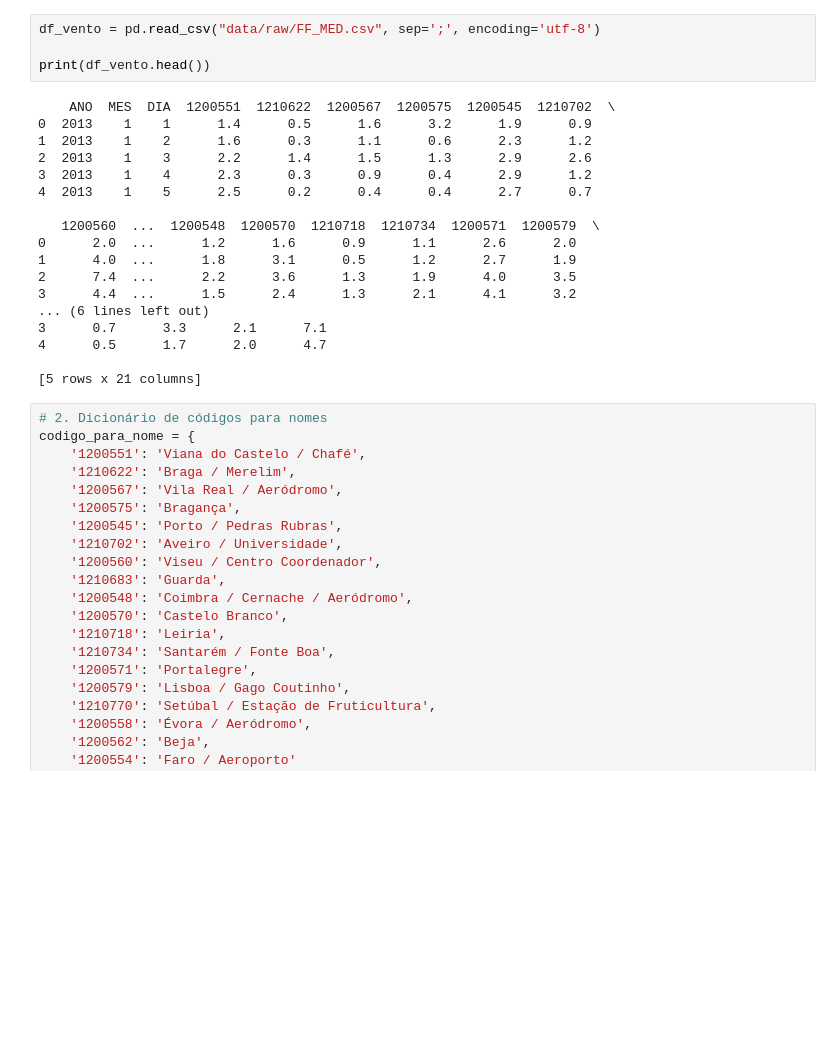
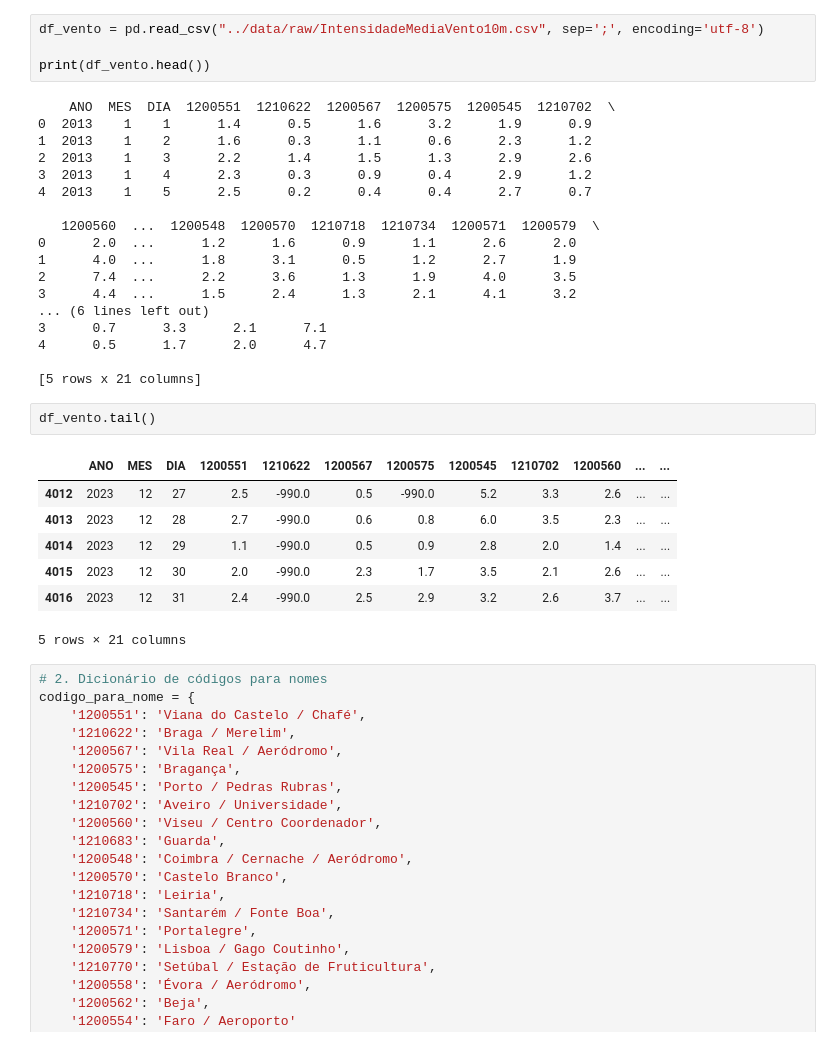
Before and after one commit to tjpoa/wind-energy-forecast, a Jupyter notebook: notebooks/EDA.ipynb, the cells around one changed output. Cells and saved outputs as stored; diff of their text form; blank space fills up the shorter version.

```diff
--- a/notebooks/EDA.ipynb
+++ b/notebooks/EDA.ipynb
@@ -206,7 +199,7 @@ plt.show()
 # %% [markdown]
 ### Importação e Visualização
 # %%
-df_vento = pd.read_csv("data/raw/FF_MED.csv", sep=';', encoding='utf-8')
+df_vento = pd.read_csv("../data/raw/IntensidadeMediaVento10m.csv", sep=';', encoding='utf-8')
 
 print(df_vento.head())
 # %% [output]
@@ -227,6 +220,16 @@ print(df_vento.head())
 4      0.5      1.7      2.0      4.7
 
 [5 rows x 21 columns]
+# %%
+df_vento.tail()
+# %% [output]
+|  | ANO | MES | DIA | 1200551 | 1210622 | 1200567 | 1200575 | 1200545 | 1210702 | 1200560 | ... | ... |
+| 4012 | 2023 | 12 | 27 | 2.5 | -990.0 | 0.5 | -990.0 | 5.2 | 3.3 | 2.6 | ... | ... |
+| 4013 | 2023 | 12 | 28 | 2.7 | -990.0 | 0.6 | 0.8 | 6.0 | 3.5 | 2.3 | ... | ... |
+| 4014 | 2023 | 12 | 29 | 1.1 | -990.0 | 0.5 | 0.9 | 2.8 | 2.0 | 1.4 | ... | ... |
+| 4015 | 2023 | 12 | 30 | 2.0 | -990.0 | 2.3 | 1.7 | 3.5 | 2.1 | 2.6 | ... | ... |
+| 4016 | 2023 | 12 | 31 | 2.4 | -990.0 | 2.5 | 2.9 | 3.2 | 2.6 | 3.7 | ... | ... |
+5 rows × 21 columns
 # %%
 # 2. Dicionário de códigos para nomes
 codigo_para_nome = {
```
Also changed, not shown: parts of 9 cells of this notebook, 15 other files.
